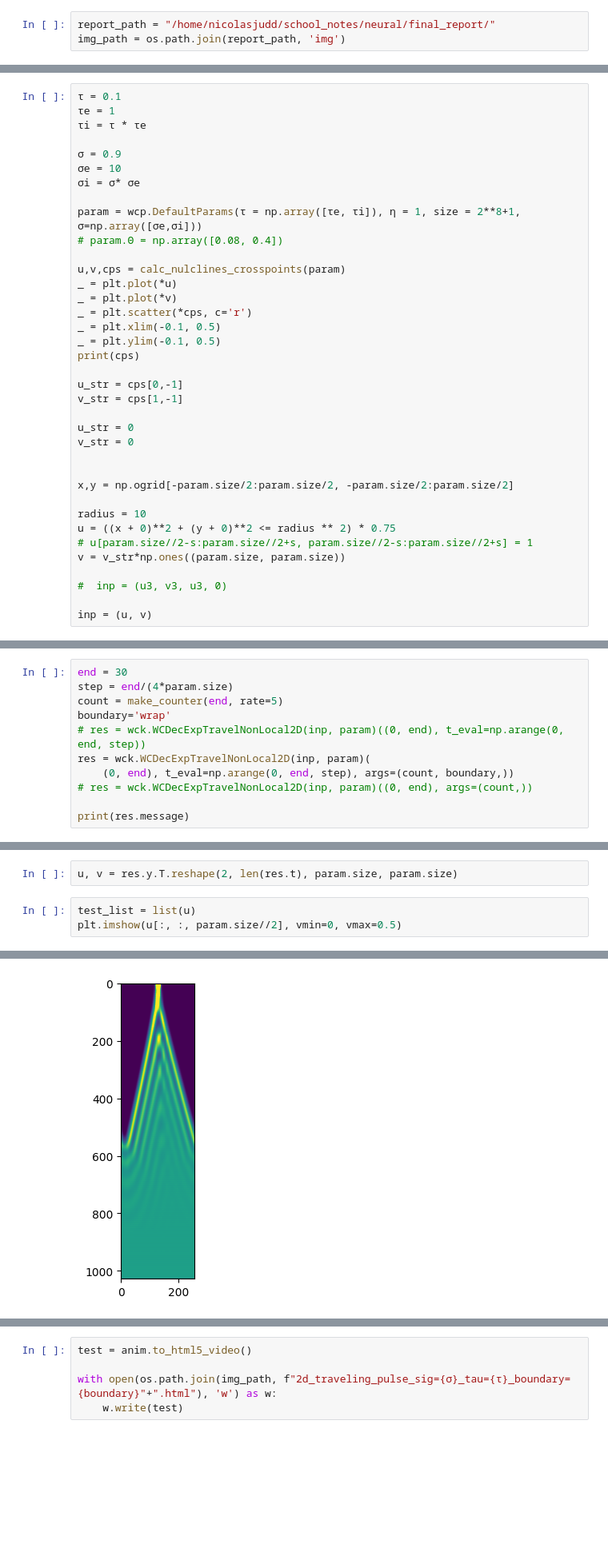
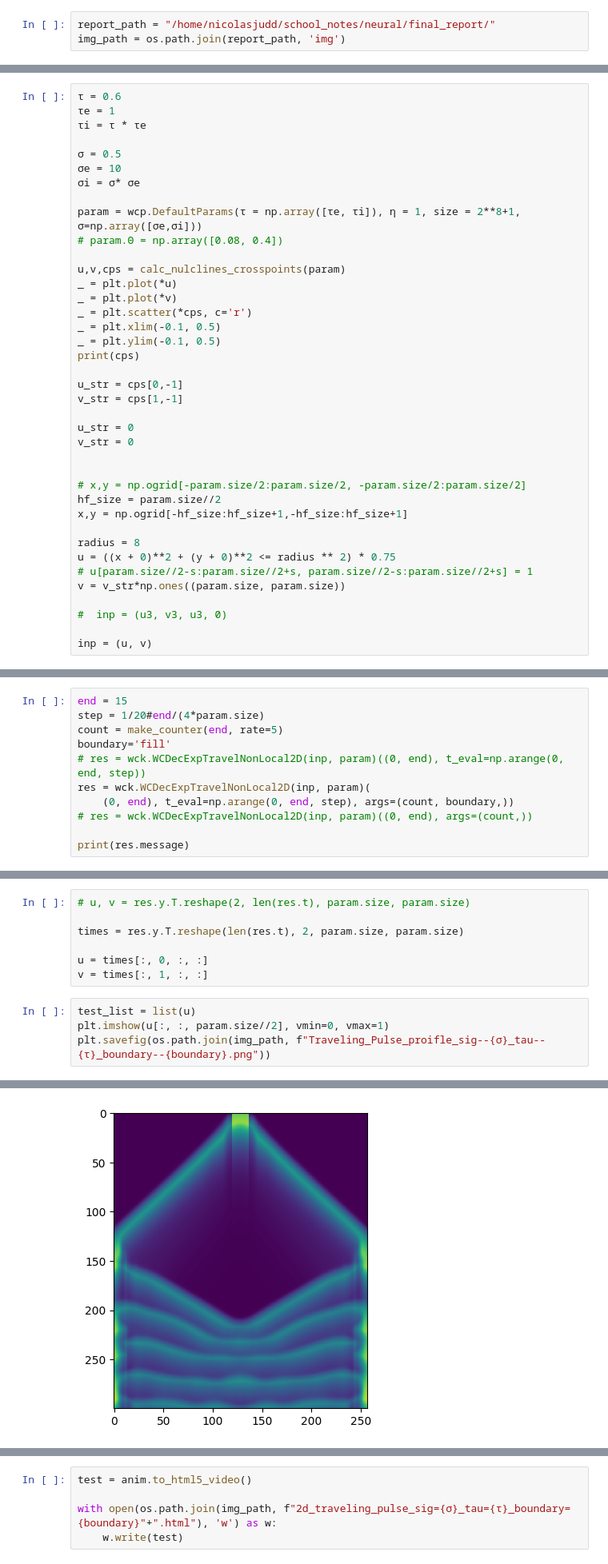
Before and after one commit to nbj2008/wilson_cowan_2d, a Jupyter notebook: notebooks/New Works/2D Non-Local.ipynb, the cells around one changed output, grey strips where cells are left out. Shown at 80% size. Cells and saved outputs as stored; diff of their text form; blank space fills up the shorter version.

```diff
--- a/notebooks/New Works/2D Non-Local.ipynb
+++ b/notebooks/New Works/2D Non-Local.ipynb
@@ -55,9 +31,9 @@ img_path = os.path.join(report_path, 'img')
 # %%
-τ = 0.1
+τ = 0.6
 τe = 1
 τi = τ * τe
 
-σ = 0.9
+σ = 0.5
 σe = 10
 σi = σ* σe
 
@@ -79,9 +55,11 @@ u_str = 0
 v_str = 0
 
 
-x,y = np.ogrid[-param.size/2:param.size/2, -param.size/2:param.size/2]
+# x,y = np.ogrid[-param.size/2:param.size/2, -param.size/2:param.size/2]
+hf_size = param.size//2
+x,y = np.ogrid[-hf_size:hf_size+1,-hf_size:hf_size+1]
 
-radius = 10
+radius = 8
 u = ((x + 0)**2 + (y + 0)**2 <= radius ** 2) * 0.75
 # u[param.size//2-s:param.size//2+s, param.size//2-s:param.size//2+s] = 1
 v = v_str*np.ones((param.size, param.size))
@@ -94,10 +72,10 @@ inp = (u, v)
  [0.00394725 0.00396604 0.20470882]]
 [figure]
 # %%
-end = 30
-step = end/(4*param.size)
+end = 15
+step = 1/20#end/(4*param.size)
 count = make_counter(end, rate=5)
-boundary='wrap'
+boundary='fill'
 # res = wck.WCDecExpTravelNonLocal2D(inp, param)((0, end), t_eval=np.arange(0, end, step))
 res = wck.WCDecExpTravelNonLocal2D(inp, param)(
     (0, end), t_eval=np.arange(0, end, step), args=(count, boundary,))
@@ -109,12 +87,18 @@ print(res.message)
 The solver successfully reached the end of the integration interval.
 # %%
-u, v = res.y.T.reshape(2, len(res.t), param.size, param.size)
+# u, v = res.y.T.reshape(2, len(res.t), param.size, param.size)
+
+times = res.y.T.reshape(len(res.t), 2, param.size, param.size)
+
+u = times[:, 0, :, :]
+v = times[:, 1, :, :]
 # %%
 test_list = list(u)
-plt.imshow(u[:, :, param.size//2], vmin=0, vmax=0.5)
+plt.imshow(u[:, :, param.size//2], vmin=0, vmax=1)
+plt.savefig(os.path.join(img_path, f"Traveling_Pulse_proifle_sig--{σ}_tau--{τ}_boundary--{boundary}.png"))
 # %% [output]
 <matplotlib.image.AxesImage at 0x...>
-[figure, old version]
+[figure, new version]
 # %%
 fig, ax = plt.subplots()
 vmin=0
```
Also changed, not shown: parts of 5 cells of this notebook, 6 other files.
